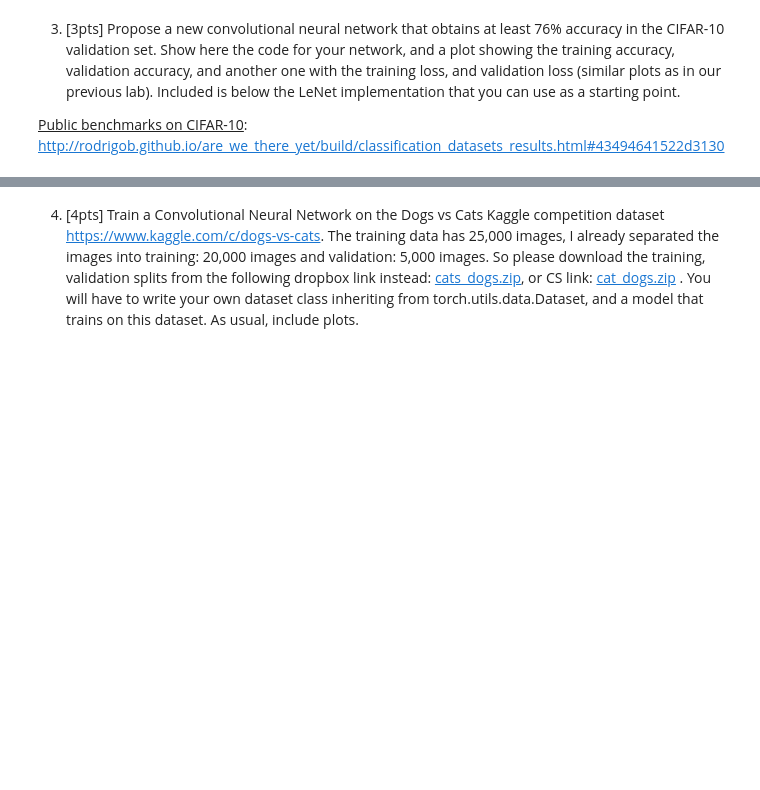
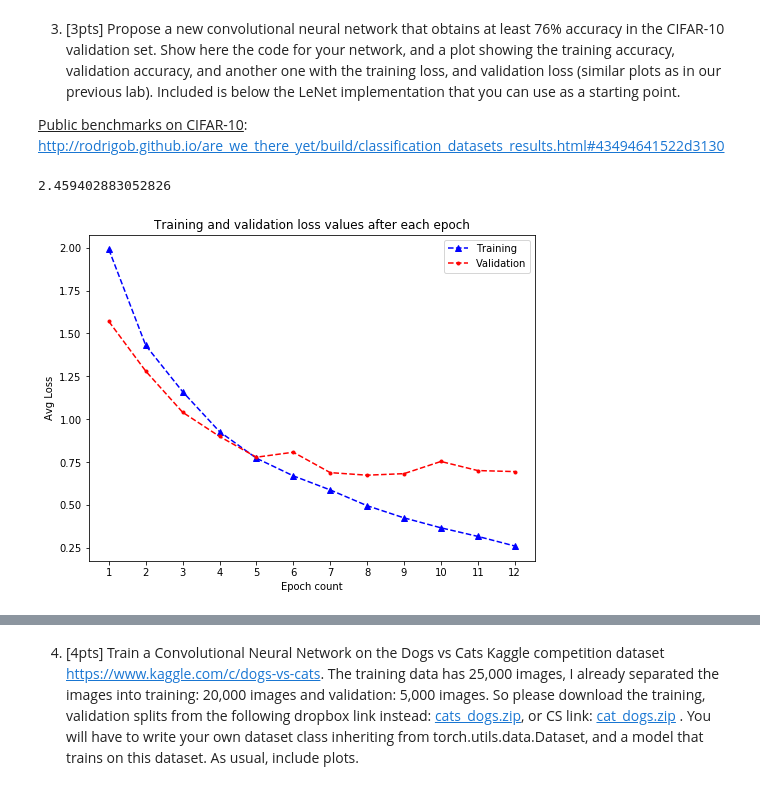
Before and after one commit to thommiano/cvr_6501-009, a Jupyter notebook: lab_3/deep_learning_lab_for_vision.ipynb, the cells around one changed output, grey strips where cells are left out. Cells and saved outputs as stored; diff of their text form; code cells hidden in the pictures; blank space fills up the shorter version.

```diff
--- a/lab_3/deep_learning_lab_for_vision.ipynb
+++ b/lab_3/deep_learning_lab_for_vision.ipynb
@@ -838,0 +962,4 @@ train_model(network, criterion, optimizer, trainLoader, valLoader, n_epochs = 20
+# %%
+print(total/60)
+# %% [output]
+2.459402883052826
@@ -838,0 +1012,33 @@ train_model(network, criterion, optimizer, trainLoader, valLoader, n_epochs = 20
+# %%
+import matplotlib.pyplot as plt
+%matplotlib inline
+
+# Plot of the loss for training and validation after every epoch
+# --------------------------------------------------------------
+
+plt.figure(figsize=(8, 6))
+
+# training loss
+x = list(training_epoch.keys())
+x = [i + 1 for i in x] # add 1 to each element for readability
+y = training_loss_values
+training_plot = 'b^--'
+plt.plot(x, y, training_plot)
+
+# validation loss
+x = list(validation_epoch.keys())
+x = [i + 1 for i in x] # add 1 to each element for readability
+y = validation_loss_values
+validation_plot = 'r.--'
+plt.plot(x, y, validation_plot)
+
+# legend, and labels
+plt.legend(['Training','Validation'])
+plt.title('Training and validation loss values after each epoch')
+plt.xlabel('Epoch count')
+plt.ylabel('Avg Loss')
+plt.xticks(x)
+
+plt.show()
+# %% [output]
+[figure, added]
```
Also changed, not shown: parts of 12 cells of this notebook, 1 other file.
